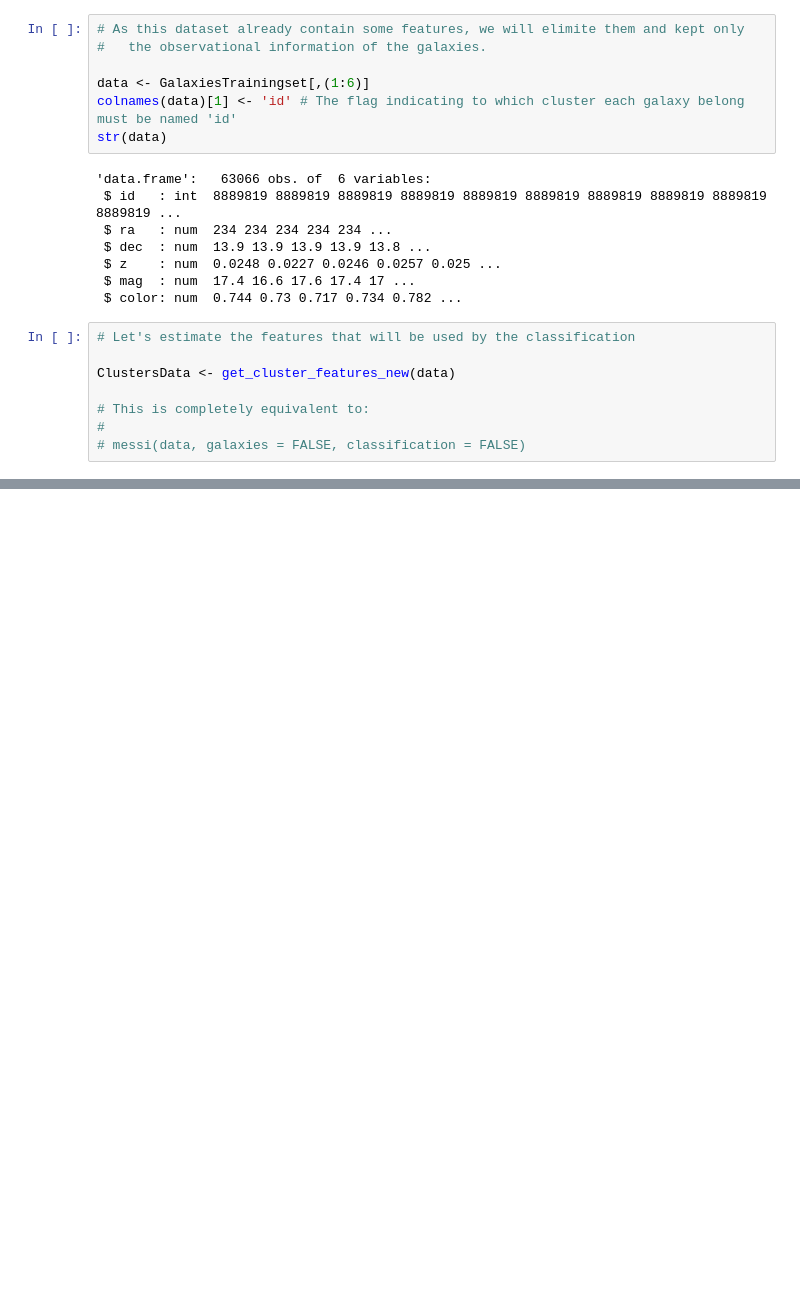
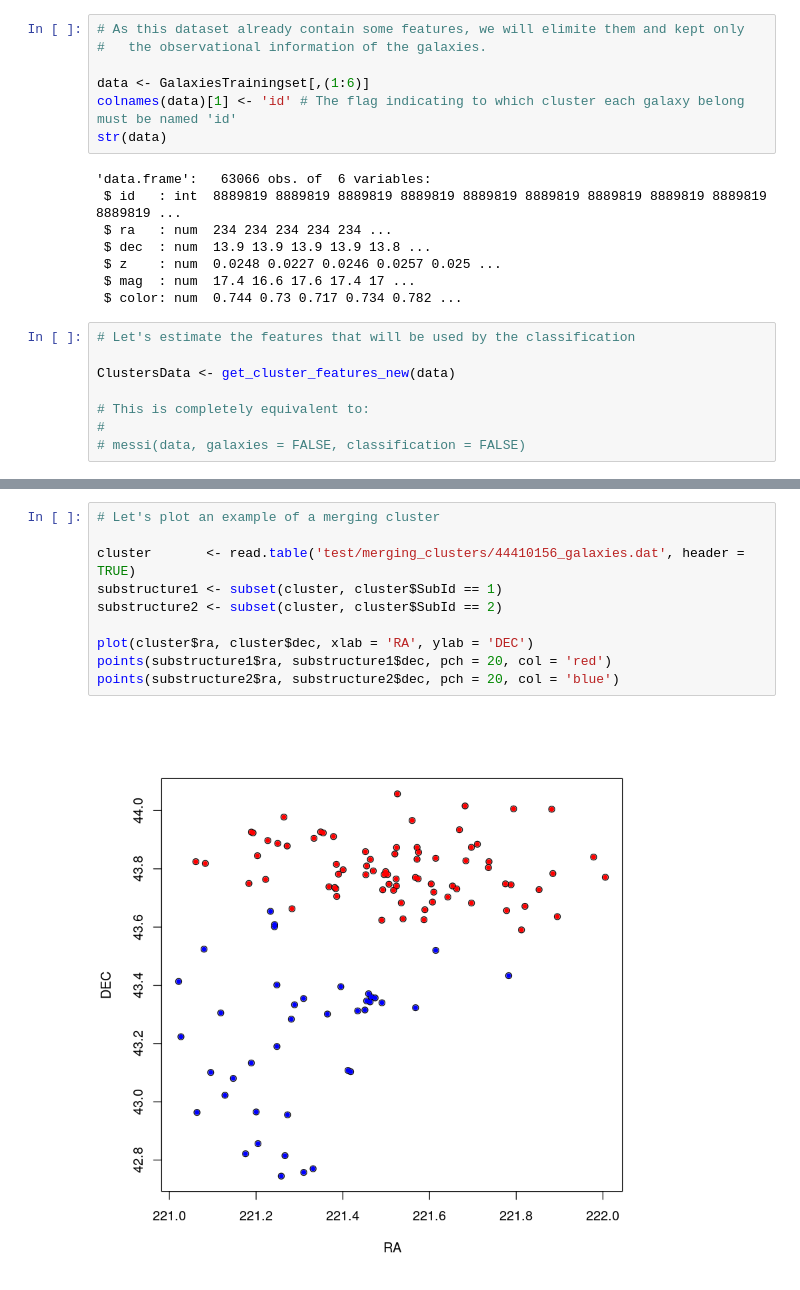
Before and after one commit to Martindelosrios/MeSsI, a Jupyter notebook: Examples/Example1.ipynb, the cells around one changed output, grey strips where cells are left out. Saved outputs shown, nothing was run; the diff lists cells and outputs as text; blank space fills up the shorter version.

```diff
--- a/Examples/Example1.ipynb
+++ b/Examples/Example1.ipynb
@@ -91,0 +153,12 @@ GalaxiesData <- get_galaxies_features(data, ClustersData)
+# %%
+# Let's plot an example of a merging cluster
+
+cluster       <- read.table('test/merging_clusters/44410156_galaxies.dat', header = TRUE)
+substructure1 <- subset(cluster, cluster$SubId == 1)
+substructure2 <- subset(cluster, cluster$SubId == 2)
+
+plot(cluster$ra, cluster$dec, xlab = 'RA', ylab = 'DEC')
+points(substructure1$ra, substructure1$dec, pch = 20, col = 'red')
+points(substructure2$ra, substructure2$dec, pch = 20, col = 'blue')
+# %% [output]
+[figure, added]
```
Also changed, not shown: parts of 8 cells of this notebook, 3 other files.
